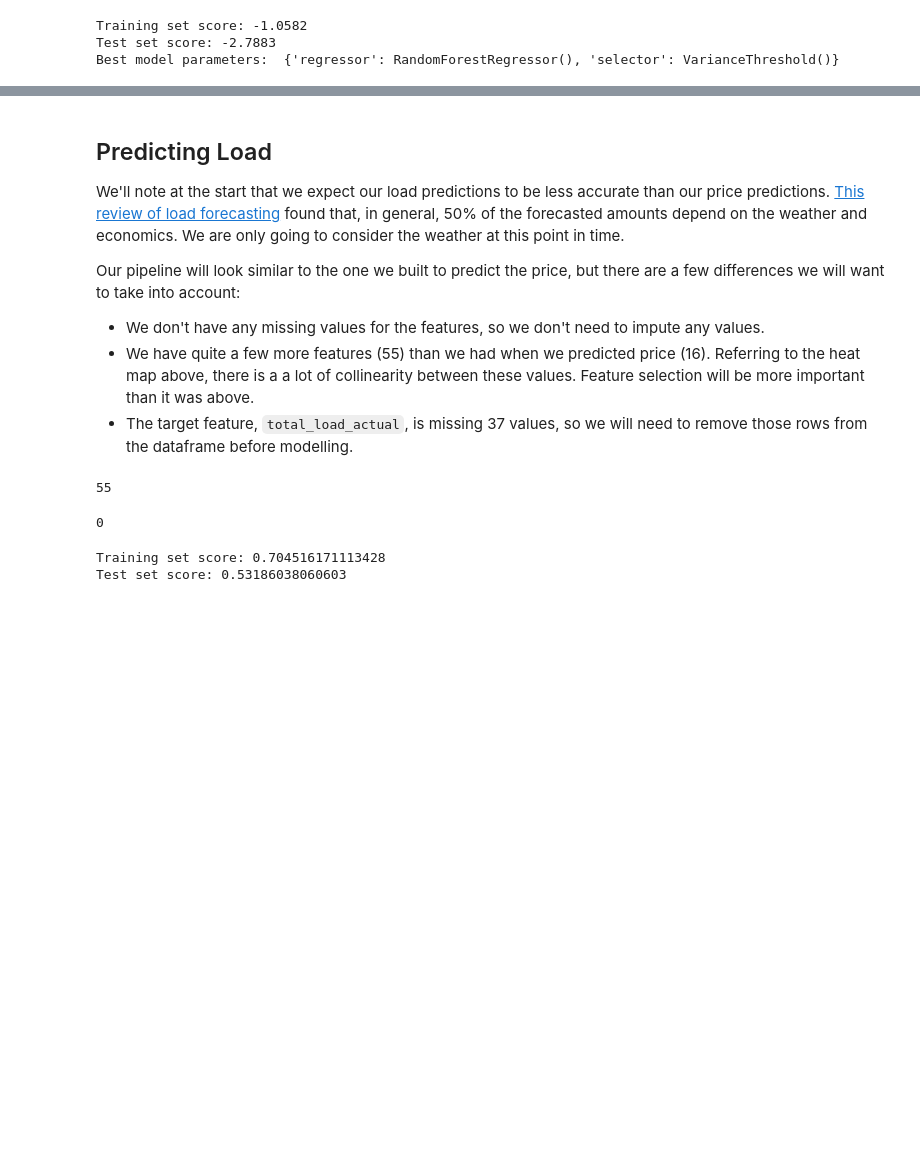
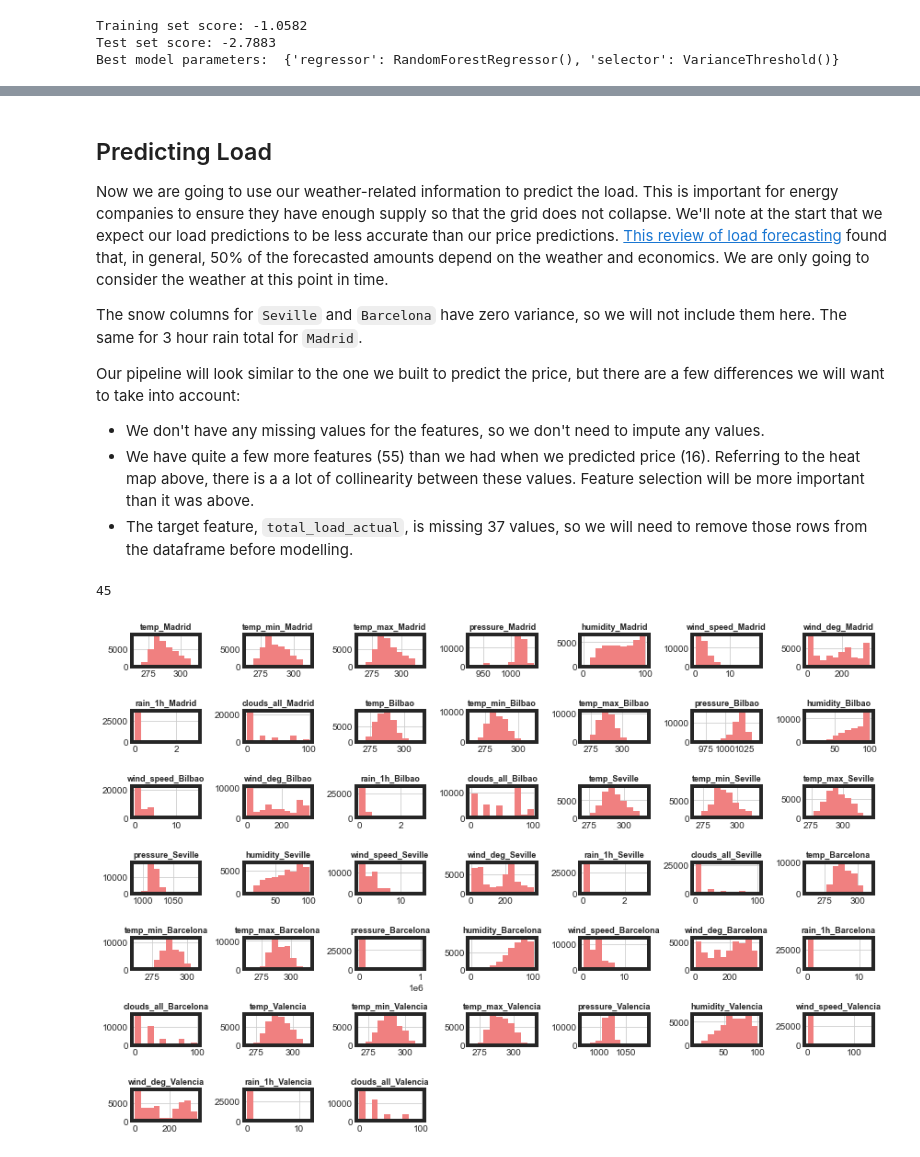
Before and after one commit to joshfuchs/DataScience_projects, a Jupyter notebook: Energy Generation and Weather Forecasting.ipynb, the cells around one changed output, grey strips where cells are left out. Saved outputs shown, nothing was run; the diff lists cells and outputs as text; code cells hidden in the pictures; blank space fills up the shorter version.

````diff
--- a/Energy Generation and Weather Forecasting.ipynb
+++ b/Energy Generation and Weather Forecasting.ipynb
@@ -862,7 +882,9 @@ Best parameters:  {'regressor': RandomForestRegressor(), 'scaler': MinMaxScaler(
 # %% [markdown]
 ## Predicting Load
 
-We'll note at the start that we expect our load predictions to be less accurate than our price predictions. [This review of load forecasting](https://jesit.springeropen.com/articles/10.1186/s43067-020-00021-8) found that, in general, 50% of the forecasted amounts depend on the weather and economics. We are only going to consider the weather at this point in time.
+Now we are going to use our weather-related information to predict the load. This is important for energy companies to ensure they have enough supply so that the grid does not collapse. We'll note at the start that we expect our load predictions to be less accurate than our price predictions. [This review of load forecasting](https://jesit.springeropen.com/articles/10.1186/s43067-020-00021-8) found that, in general, 50% of the forecasted amounts depend on the weather and economics. We are only going to consider the weather at this point in time.
+
+The snow columns for ```Seville``` and ```Barcelona``` have zero variance, so we will not include them here. The same for 3 hour rain total for ```Madrid```.
 
 Our pipeline will look similar to the one we built to predict the price, but there are a few differences we will want to take into account:
 
@@ -872,36 +894,37 @@ Our pipeline will look similar to the one we built to predict the price, but the
 # %%
 predicting_load_features = ['temp_Madrid', 'temp_min_Madrid', 'temp_max_Madrid', 'pressure_Madrid',
                          'humidity_Madrid', 'wind_speed_Madrid', 'wind_deg_Madrid', 'rain_1h_Madrid',
-                         'rain_3h_Madrid', 'snow_3h_Madrid', 'clouds_all_Madrid',
+                         'clouds_all_Madrid',
                          'temp_Bilbao', 'temp_min_Bilbao', 'temp_max_Bilbao', 'pressure_Bilbao',
                          'humidity_Bilbao', 'wind_speed_Bilbao', 'wind_deg_Bilbao', 'rain_1h_Bilbao',
-                         'rain_3h_Bilbao', 'snow_3h_Bilbao', 'clouds_all_Bilbao',
-                            'temp_Seville', 'temp_min_Seville', 'temp_max_Seville',
+                         'clouds_all_Bilbao',
+                         'temp_Seville', 'temp_min_Seville', 'temp_max_Seville',
                          'pressure_Seville', 'humidity_Seville', 'wind_speed_Seville', 'wind_deg_Seville',
-                         'rain_1h_Seville', 'rain_3h_Seville', 'snow_3h_Seville', 'clouds_all_Seville',
+                         'rain_1h_Seville',  'clouds_all_Seville',
                          'temp_Barcelona', 'temp_min_Barcelona', 'temp_max_Barcelona',
                          'pressure_Barcelona', 'humidity_Barcelona', 'wind_speed_Barcelona',
-                         'wind_deg_Barcelona', 'rain_1h_Barcelona','rain_3h_Barcelona', 'snow_3h_Barcelona', 'clouds_all_Barcelona',
+                         'wind_deg_Barcelona', 'rain_1h_Barcelona', 'clouds_all_Barcelona',
                          'temp_Valencia', 'temp_min_Valencia', 'temp_max_Valencia', 'pressure_Valencia',
                          'humidity_Valencia', 'wind_speed_Valencia', 'wind_deg_Valencia', 'rain_1h_Valencia',
-                         'rain_3h_Valencia', 'snow_3h_Valencia', 'clouds_all_Valencia'
+                         'clouds_all_Valencia'
                          ]
 
 load_target = 'total_load_actual'
 # %%
 len(predicting_load_features)
 # %% [output]
-55
+45
 # %%
 weather_clean_df = energy_weather.copy()
 
 weather_clean_df = weather_clean_df[weather_clean_df['total_load_actual'].notna()]
+# %%
+weather_hist = weather_clean_df[predicting_load_features].hist(figsize=(12,8),color='lightcoral')
+plt.show()
+# %% [output]
+[figure, added]
 # %%
 X_load = weather_clean_df[predicting_load_features]
 y_load = weather_clean_df[load_target]
 
 X_train_load, X_test_load, y_train_load, y_test_load = train_test_split(X_load,y_load, test_size=0.2,random_state=0)
-# %%
-y_load.isnull().sum()
-# %% [output]
-0
@@ -914,8 +930,0 @@ pipe_load = Pipeline([
-# %%
-pipe_load.fit(X_train_load, y_train_load)
-
-print('Training set score: ' + str(pipe_load.score(X_train_load,y_train_load)))
-print('Test set score: ' + str(pipe_load.score(X_test_load,y_test_load)))
-# %% [output]
-Training set score: 0.704516171113428
-Test set score: 0.53186038060603
````
Also changed, not shown: parts of 25 cells of this notebook.
